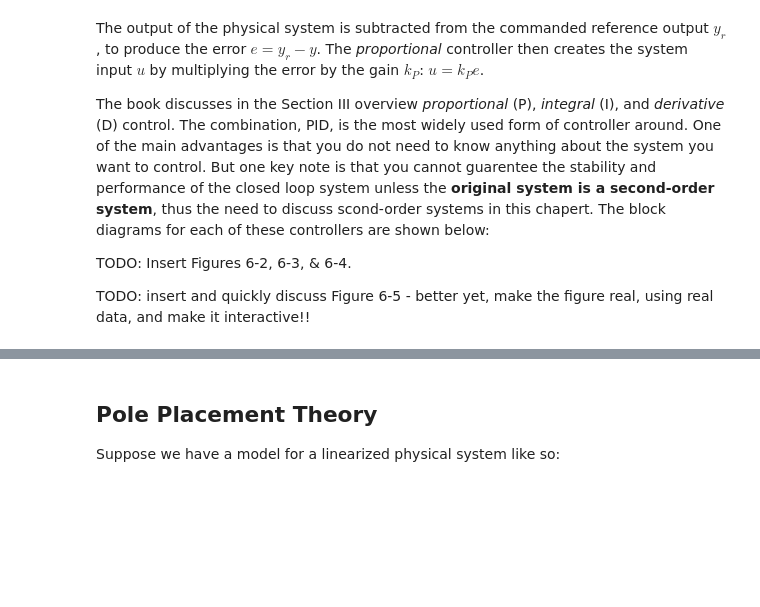
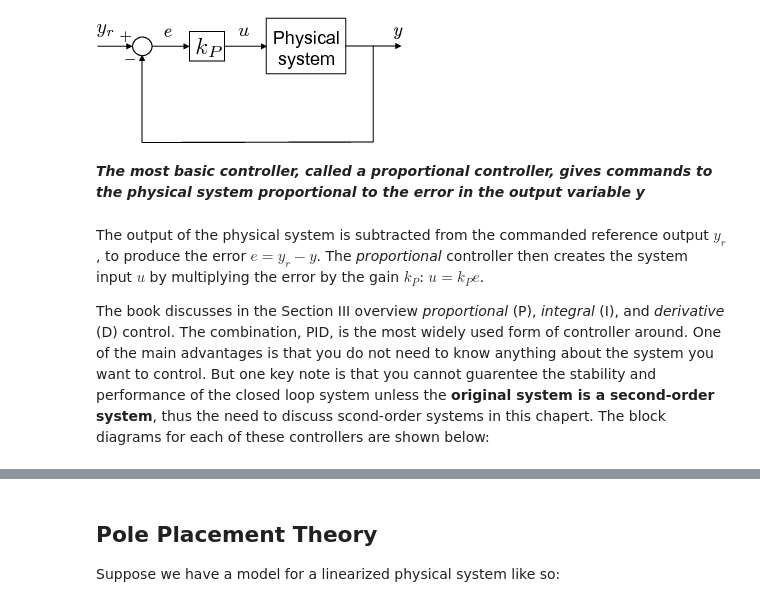
Before and after one commit to rleish/controlNotebooks, a Jupyter notebook: 7_PID_PolePlacement.ipynb, the cells around one changed output, grey strips where cells are left out. Drawn from its saved outputs; the diff is of its cells as text; code cells hidden in the pictures; blank space fills up the shorter version.

Commit message:
Almost finished with CH7, added all images.  Need to create new one.

```diff
--- a/7_PID_PolePlacement.ipynb
+++ b/7_PID_PolePlacement.ipynb
@@ -9,2 +3,12 @@ from IPython.display import Latex
+# %%
+# Add images here, show them where needed below:
+from wand.image import Image as WImage
+img1 = WImage(filename='./figures_ch7/pid_proportional_control.pdf')
+img2 = WImage(filename='./figures_ch7/pid_PI_control.pdf')
+img3 = WImage(filename='./figures_ch7/pid_PD_control.pdf')
+img4 = WImage(filename='./figures_ch7/pid_PID_control.pdf')
+img5 = WImage(filename='./figures_ch7/pid_meaning.pdf')
+img6 = WImage(filename='./figures_ch7/pid_PD_control_2.pdf')
+img7 = WImage(filename='./figures_ch7/pid_PD_control_3.pdf')
 # %% [markdown]
 # Part 3 PID Control Design
@@ -21,9 +23,10 @@ The concept of feedback is illustrated in the block diagram below. *Note the pos
+# %%
+img1
+# %% [output]
+[figure, added]
+# %% [markdown]
+***The most basic controller, called a proportional controller, gives commands to the physical system proportional to the error in the output variable y***
 # %% [markdown]
 The output of the physical system is subtracted from the commanded reference output $y_r$, to produce the error $e = y_r - y$.  The *proportional* controller then creates the system input $u$ by multiplying the error by the gain $k_P$: $u = k_P e$.
 
 The book discusses in the Section III overview *proportional* (P), *integral* (I), and *derivative* (D) control.  The combination, PID, is the most widely used form of controller around.  One of the main advantages is that you do not need to know anything about the system you want to control.  But one key note is that you cannot guarentee the stability and performance of the closed loop system unless the **original system is a second-order system**, thus the need to discuss scond-order systems in this chapert.   The block diagrams for each of these controllers are shown below:
-
-TODO: Insert Figures 6-2, 6-3, & 6-4.
-
-
-TODO: insert and quickly discuss Figure 6-5 - better yet, make the figure real, using real data, and make it interactive!!
```
Also changed, not shown: parts of 24 cells of this notebook, 7 other files.
